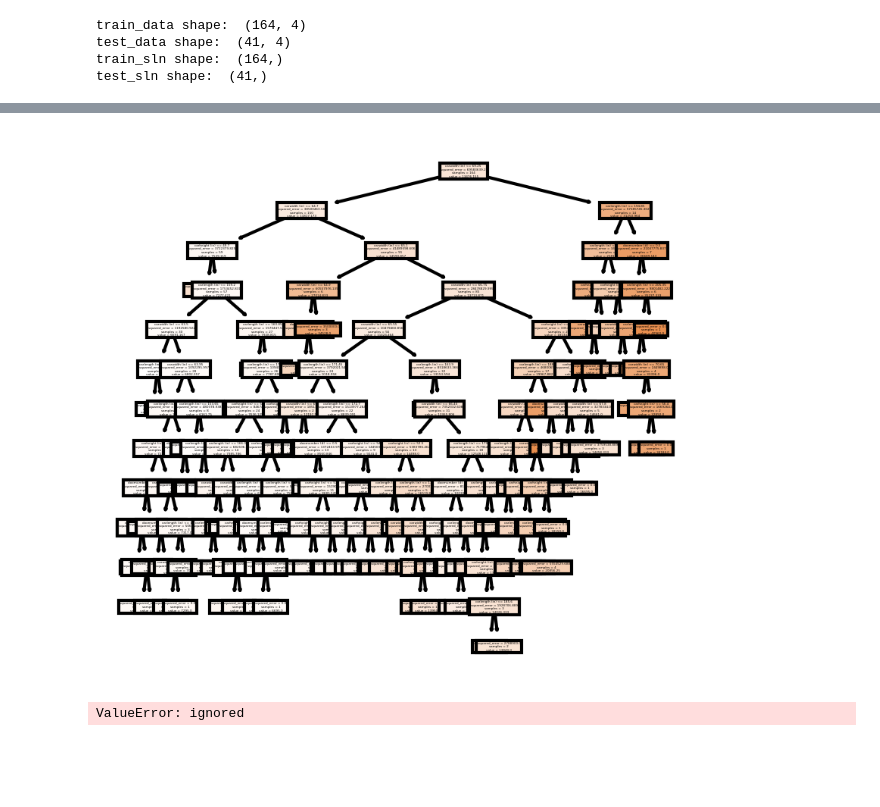
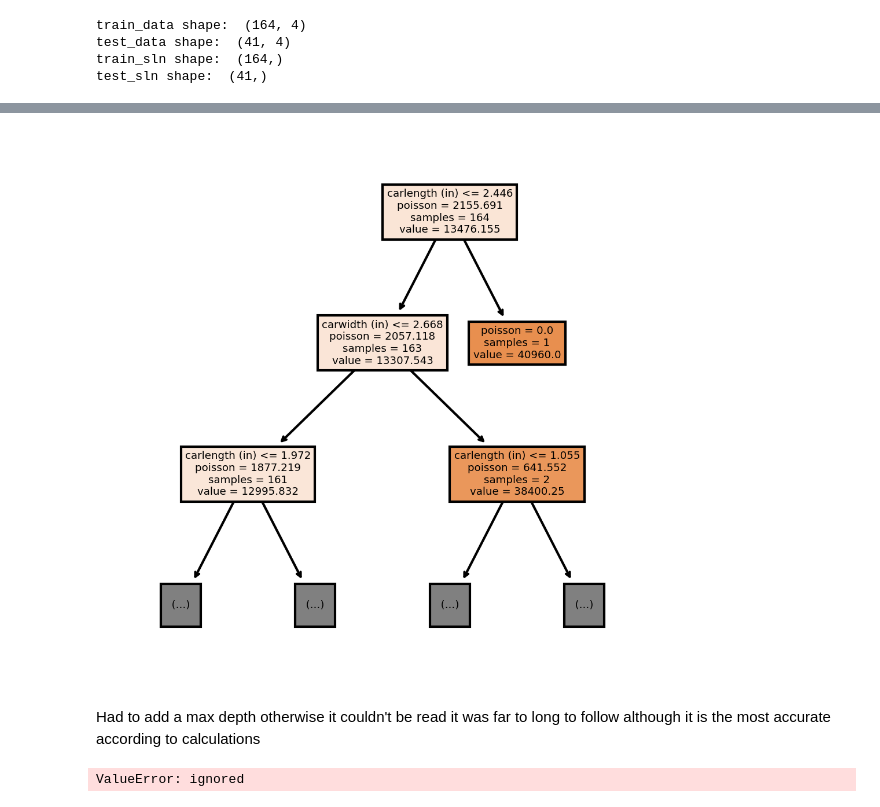
Before and after one commit to Katlynn23/Project1, a Jupyter notebook: Project1.ipynb, the cells around one changed output, grey strips where cells are left out. Drawn from its saved outputs; the diff is of its cells as text; code cells hidden in the pictures; blank space fills up the shorter version.

```diff
--- a/Project1.ipynb
+++ b/Project1.ipynb
@@ -201,18 +266,0 @@ plt.show()
-# %%
-max_depth_vals = range(1,51)
-non_norm = []
-
-
-for max_depth_val in max_depth_vals:
-    dt = tree.DecisionTreeRegressor(random_state = 0, max_depth = max_depth_val, criterion="poisson")
-    dt.fit(train_data,train_sln)
-    predictions = dt.predict(test_data)
-    non_norm.append(metrics.r2_score(test_sln, predictions))
-
-plt.suptitle('R^2 Car data vs. k -- kNN Results',fontsize=18)
-plt.xlabel('kNN')
-plt.ylabel('r^2')
-plt.plot(max_depth_vals,norm,'r^-',label='r^2 values')
-plt.legend(loc='lower right', shadow=True)
-plt.axis([0,50,-0.25,1])
-plt.show()
@@ -221,24 +266,0 @@ plt.show()
-# %%
-max_depth_vals = range(1,51)
-non_norm = []
-norm = []
-
-for max_depth_val in max_depth_vals:
-    dt = tree.DecisionTreeRegressor(random_state = 0, max_depth = max_depth_val, criterion="poisson")
-    dt.fit(train_data,train_sln)
-    predictions = dt.predict(test_data)
-    non_norm.append(metrics.r2_score(test_sln, predictions))
-
-    dt_norm = tree.DecisionTreeRegressor(random_state = 0, max_depth = max_depth_val,criterion="poisson")
-    dt_norm.fit(train_data_normalized,train_sln)
-    predictions_normalized = dt_norm.predict(test_data_normalized)
-    norm.append(metrics.r2_score( test_sln,predictions_normalized))
-plt.suptitle('Normalized & Non-Normalized Decision Trees R^2 vs max depth',fontsize=18)
-plt.xlabel('max depth')
-plt.ylabel('r^2')
-plt.plot(max_depth_vals,non_norm,'r^-',label='non norm values')
-plt.plot(max_depth_vals,norm,'bo-',label='norm values')
-
-plt.legend(loc='lower right', shadow=True)
-plt.axis([0,51,-.05,1])
-plt.show()
@@ -247,14 +267,17 @@ plt.show()
 # %%
 import matplotlib.pyplot as plt
 fn=['doornumber (#)','carlength (in)','carwidth (in)','carheight (in)']
 cn=['price']
-fig, axes = plt.subplots(nrows = 1,ncols = 1,figsize = (3,3), dpi=300)
+fig, axes = plt.subplots(nrows = 1,ncols = 1,figsize = (4,4), dpi=300)
 tree.plot_tree(dt,
+               max_depth=2,
                feature_names = fn,
                class_names=cn,
                filled = True);
 # %% [output]
-[figure, old version]
+[figure, new version]
+# %% [markdown]
+Had to add a max depth otherwise it couldn't be read it was far to long to follow although it is the most accurate according to calculations
 # %%
 from sklearn.neighbors import KNeighborsClassifier
 dt = tree.DecisionTreeClassifier(random_state = 0)
```
Also changed, not shown: parts of 11 cells of this notebook.
